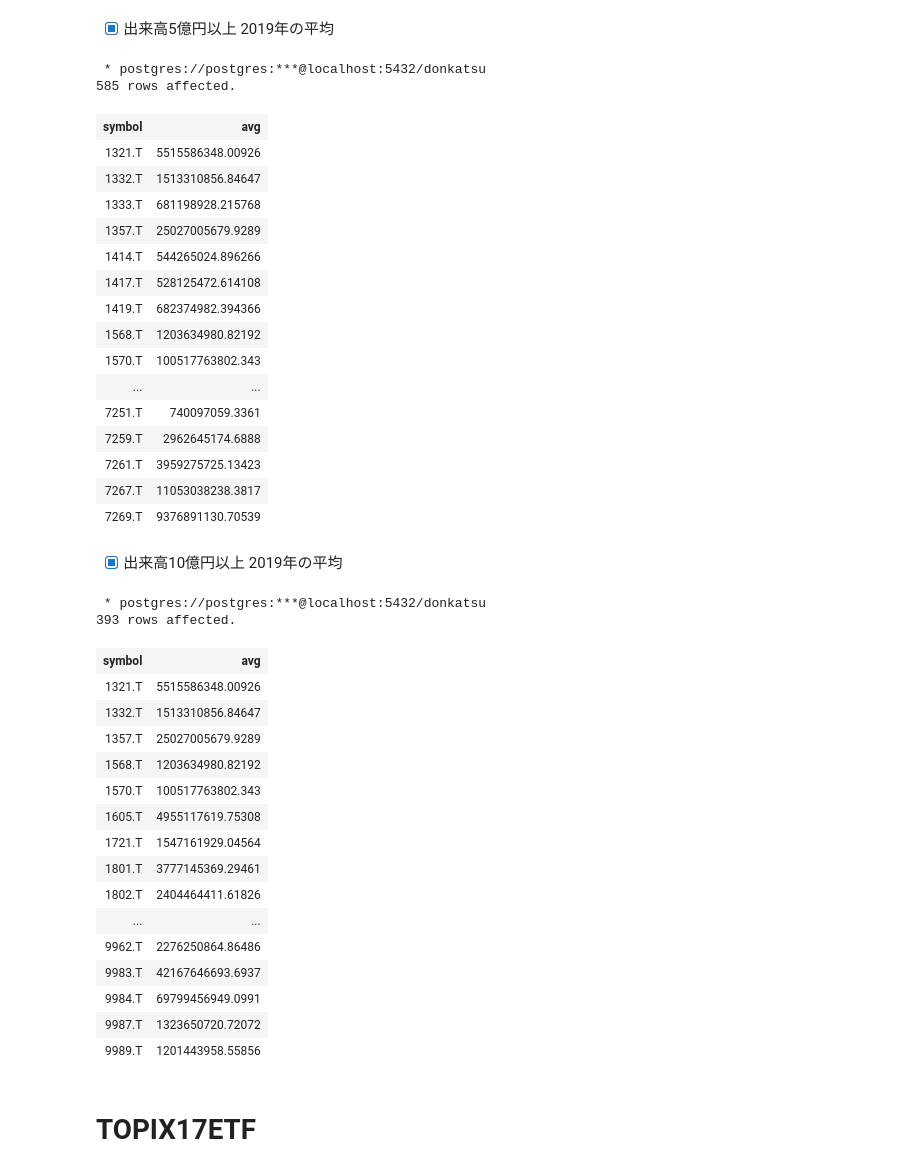
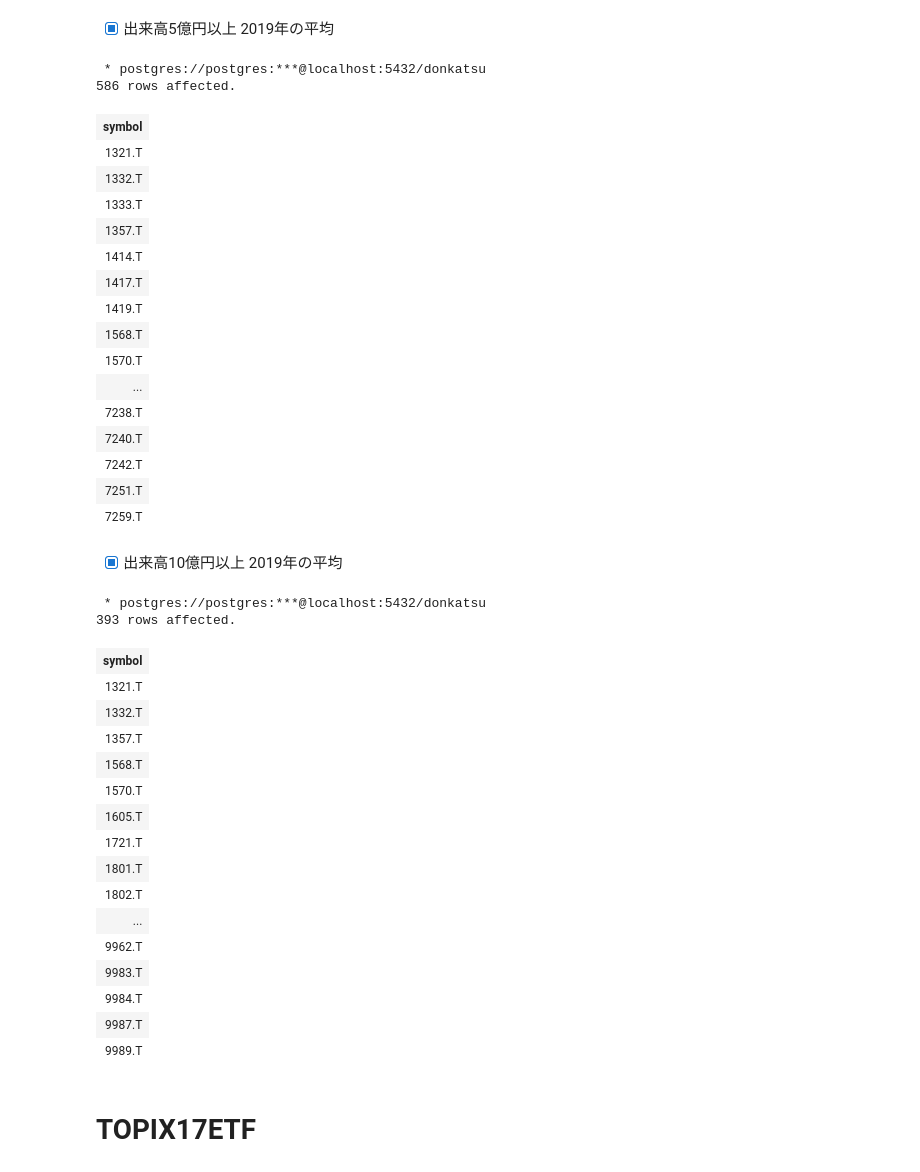
Before and after one commit to tranducquy/lii3ra, a Jupyter notebook: jupyter/symbol.ipynb, the cells around one changed output. Saved outputs shown, nothing was run; the diff lists cells and outputs as text; code cells hidden in the pictures.

```diff
--- a/jupyter/symbol.ipynb
+++ b/jupyter/symbol.ipynb
@@ -106,42 +106,42 @@ order by 1
 # %%
 %%sql
 select
  symbol
-,avg(volume * close)
+--,avg(volume * close)
 from ohlcv
 where symbol like '%.T'
 and date(time) between '2019-01-01' and '2019-12-31'
 and volume != 'nan'
 and close != 'nan'
 group by symbol
 having avg(volume * close) > 500000000
 order by 1
 # %% [output]
  * postgres://postgres:***@localhost:5432/donkatsu
-585 rows affected.
+586 rows affected.
-| symbol | avg |
-| 1321.T | 5515586348.00926 |
-| 1332.T | 1513310856.84647 |
-| 1333.T | 681198928.215768 |
-| 1357.T | 25027005679.9289 |
-| 1414.T | 544265024.896266 |
-| 1417.T | 528125472.614108 |
-| 1419.T | 682374982.394366 |
-| 1568.T | 1203634980.82192 |
-| 1570.T | 100517763802.343 |
-| ... | ... |
-| 7251.T | 740097059.3361 |
-| 7259.T | 2962645174.6888 |
-| 7261.T | 3959275725.13423 |
-| 7267.T | 11053038238.3817 |
-| 7269.T | 9376891130.70539 |
+| symbol |
+| 1321.T |
+| 1332.T |
+| 1333.T |
+| 1357.T |
+| 1414.T |
+| 1417.T |
+| 1419.T |
+| 1568.T |
+| 1570.T |
+| ... |
+| 7238.T |
+| 7240.T |
+| 7242.T |
+| 7251.T |
+| 7259.T |
 # %% [markdown]
  - [x] 出来高10億円以上 2019年の平均
 # %%
 %%sql
 select
  symbol
-,avg(volume * close)
+--,avg(volume * close)
 from ohlcv
 where symbol like '%.T'
 and date(time) between '2019-01-01' and '2019-12-31'
@@ -153,22 +153,22 @@ order by 1
 # %% [output]
  * postgres://postgres:***@localhost:5432/donkatsu
 393 rows affected.
-| symbol | avg |
-| 1321.T | 5515586348.00926 |
-| 1332.T | 1513310856.84647 |
-| 1357.T | 25027005679.9289 |
-| 1568.T | 1203634980.82192 |
-| 1570.T | 100517763802.343 |
-| 1605.T | 4955117619.75308 |
-| 1721.T | 1547161929.04564 |
-| 1801.T | 3777145369.29461 |
-| 1802.T | 2404464411.61826 |
-| ... | ... |
-| 9962.T | 2276250864.86486 |
-| 9983.T | 42167646693.6937 |
-| 9984.T | 69799456949.0991 |
-| 9987.T | 1323650720.72072 |
-| 9989.T | 1201443958.55856 |
+| symbol |
+| 1321.T |
+| 1332.T |
+| 1357.T |
+| 1568.T |
+| 1570.T |
+| 1605.T |
+| 1721.T |
+| 1801.T |
+| 1802.T |
+| ... |
+| 9962.T |
+| 9983.T |
+| 9984.T |
+| 9987.T |
+| 9989.T |
 # %% [markdown]
 # TOPIX17ETF
 # %% [markdown]
```
Also changed, not shown: parts of 31 cells of this notebook, 3 other files.
